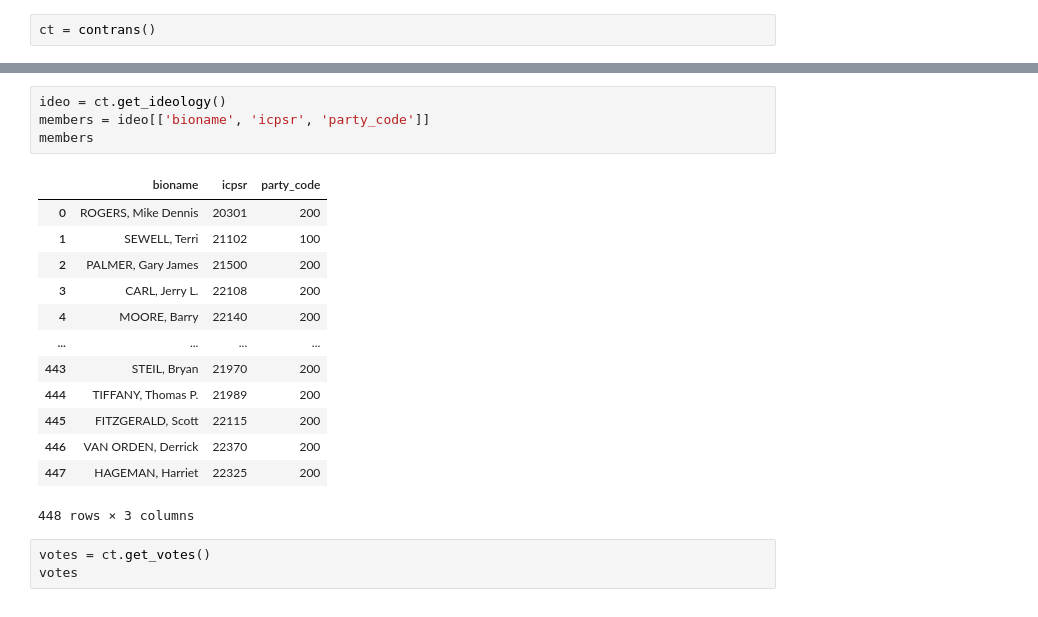
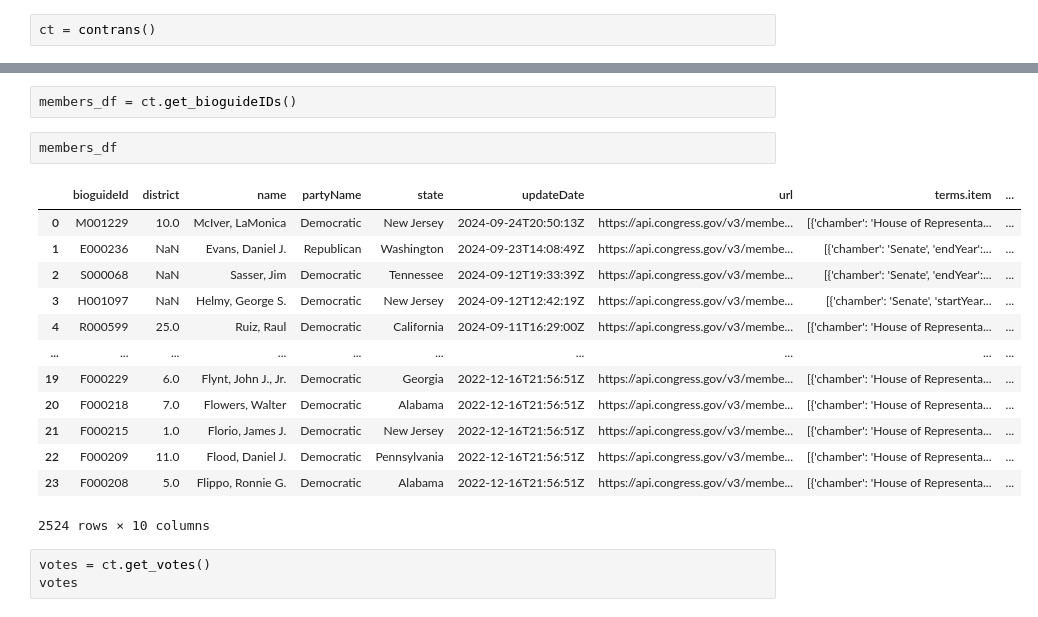
Before and after one commit to jkropko/contrans2024, a Jupyter notebook: sandbox.ipynb, the cells around one changed output, grey strips where cells are left out. Drawn from its saved outputs; the diff is of its cells as text.

Commit message:
Added bioguide extract method, and sponsored bills API call

```diff
--- a/sandbox.ipynb
+++ b/sandbox.ipynb
@@ -32,21 +13,21 @@ bio_df[['name', 'state', 'district', 'bioguideId']]
-# %%
-ideo = ct.get_ideology()
-members = ideo[['bioname', 'icpsr', 'party_code']]
-members
-# %% [output]
-|  | bioname | icpsr | party_code |
-| 0 | ROGERS, Mike Dennis | 20301 | 200 |
-| 1 | SEWELL, Terri | 21102 | 100 |
-| 2 | PALMER, Gary James | 21500 | 200 |
-| 3 | CARL, Jerry L. | 22108 | 200 |
-| 4 | MOORE, Barry | 22140 | 200 |
-| ... | ... | ... | ... |
-| 443 | STEIL, Bryan | 21970 | 200 |
-| 444 | TIFFANY, Thomas P. | 21989 | 200 |
-| 445 | FITZGERALD, Scott | 22115 | 200 |
-| 446 | VAN ORDEN, Derrick | 22370 | 200 |
-| 447 | HAGEMAN, Harriet | 22325 | 200 |
-448 rows × 3 columns
+# %%
+members_df = ct.get_bioguideIDs()
+# %%
+members_df
+# %% [output]
+|  | bioguideId | district | name | partyName | state | updateDate | url | terms.item | ... |
+| 0 | M001229 | 10.0 | McIver, LaMonica | Democratic | New Jersey | 2024-09-24T20:50:13Z | https://api.congress.gov/v3/membe... | [{'chamber': 'House of Representa... | ... |
+| 1 | E000236 | NaN | Evans, Daniel J. | Republican | Washington | 2024-09-23T14:08:49Z | https://api.congress.gov/v3/membe... | [{'chamber': 'Senate', 'endYear':... | ... |
+| 2 | S000068 | NaN | Sasser, Jim | Democratic | Tennessee | 2024-09-12T19:33:39Z | https://api.congress.gov/v3/membe... | [{'chamber': 'Senate', 'endYear':... | ... |
+| 3 | H001097 | NaN | Helmy, George S. | Democratic | New Jersey | 2024-09-12T12:42:19Z | https://api.congress.gov/v3/membe... | [{'chamber': 'Senate', 'startYear... | ... |
+| 4 | R000599 | 25.0 | Ruiz, Raul | Democratic | California | 2024-09-11T16:29:00Z | https://api.congress.gov/v3/membe... | [{'chamber': 'House of Representa... | ... |
+| ... | ... | ... | ... | ... | ... | ... | ... | ... | ... |
+| 19 | F000229 | 6.0 | Flynt, John J., Jr. | Democratic | Georgia | 2022-12-16T21:56:51Z | https://api.congress.gov/v3/membe... | [{'chamber': 'House of Representa... | ... |
+| 20 | F000218 | 7.0 | Flowers, Walter | Democratic | Alabama | 2022-12-16T21:56:51Z | https://api.congress.gov/v3/membe... | [{'chamber': 'House of Representa... | ... |
+| 21 | F000215 | 1.0 | Florio, James J. | Democratic | New Jersey | 2022-12-16T21:56:51Z | https://api.congress.gov/v3/membe... | [{'chamber': 'House of Representa... | ... |
+| 22 | F000209 | 11.0 | Flood, Daniel J. | Democratic | Pennsylvania | 2022-12-16T21:56:51Z | https://api.congress.gov/v3/membe... | [{'chamber': 'House of Representa... | ... |
+| 23 | F000208 | 5.0 | Flippo, Ronnie G. | Democratic | Alabama | 2022-12-16T21:56:51Z | https://api.congress.gov/v3/membe... | [{'chamber': 'House of Representa... | ... |
+2524 rows × 10 columns
 # %%
 votes = ct.get_votes()
 votes
```
Also changed, not shown: parts of 2 cells of this notebook, 1 other file.
